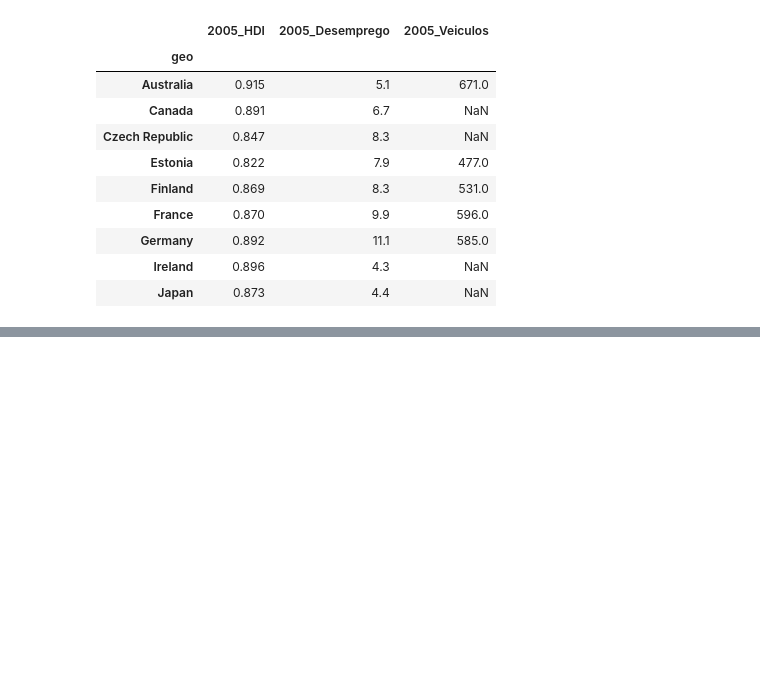
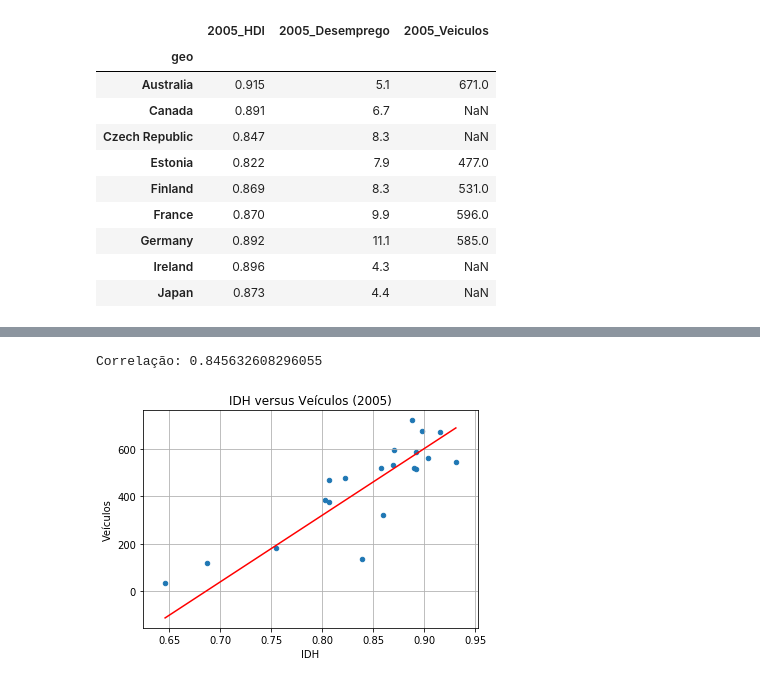
Before and after one commit to JuanRuiz99/Projeto1-CD, a Jupyter notebook: Projeto1_Juan_Ruiz.ipynb, the cells around one changed output, grey strips where cells are left out. Cells and saved outputs as stored; diff of their text form; code cells hidden in the pictures; blank space fills up the shorter version.

```diff
--- a/Projeto1_Juan_Ruiz.ipynb
+++ b/Projeto1_Juan_Ruiz.ipynb
@@ -81,0 +103,14 @@ data.plot.scatter(x = "2005_Desemprego", y = "2005_Veiculos", loglog = True)
+# %%
+data.plot.scatter(x = "2005_HDI", y = "2005_Veiculos")
+
+plt.plot((data["2005_HDI"].min(), data["2005_HDI"].max()),
+         (c*data["2005_HDI"].min() + d, c*data["2005_HDI"].max() + d), color='red')
+
+plt.title('IDH versus Veículos (2005)')
+plt.xlabel('IDH')
+plt.ylabel('Veículos');
+plt.grid()
+print('Correlação: {0}\n'.format(correlacao['2005_Veiculos']['2005_HDI']))
+# %% [output]
+Correlação: 0.845632608296055
+[figure, added]
```
Also changed, not shown: parts of 27 cells of this notebook.
